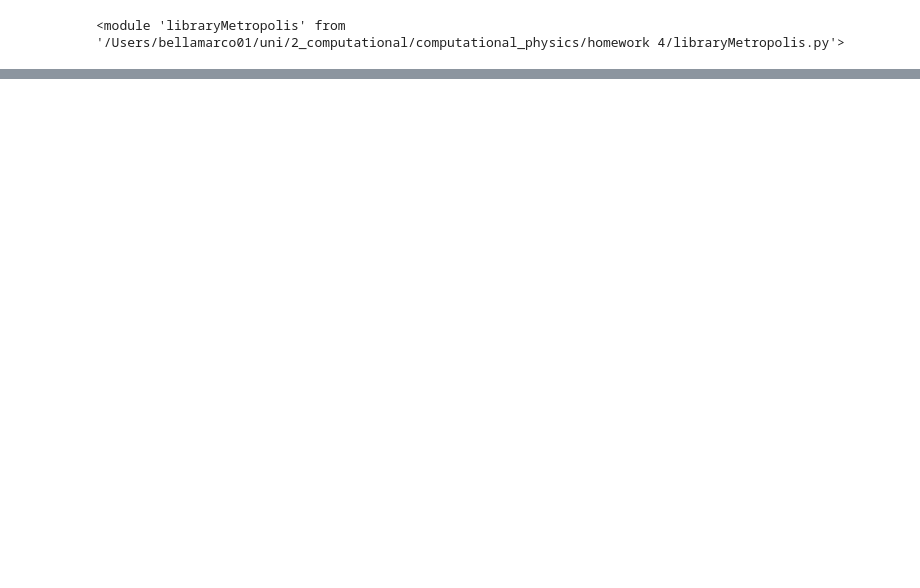
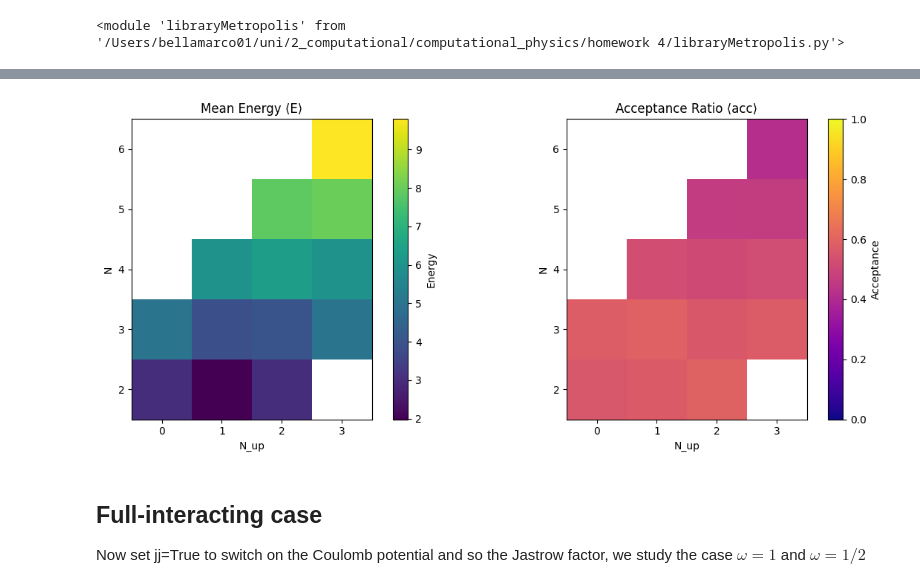
Before and after one commit to marcobeIIa/computational_physics, a Jupyter notebook: homework 4/Metroplois.ipynb, the cells around one changed output, grey strips where cells are left out. Drawn from its saved outputs; the diff is of its cells as text; code cells hidden in the pictures; blank space fills up the shorter version.

```diff
--- a/homework 4/Metroplois.ipynb
+++ b/homework 4/Metroplois.ipynb
@@ -52,3 +188,3 @@ h=0.0001
 # %%
 def f(r):
-    return total_wf(N, N_up, r, sigma, b_par, b_orth, use_chi=True, return_A=False)[0]
+    return total_wf(N, N_up, r, sigma, b_par, b_anti, use_chi=True, return_A=False)[0]
@@ -207,0 +441,50 @@ plt.legend(loc="lower right")
+# %%
+# Construct 2D arrays for plotting
+N_vals = range(2, 7)
+N_up_vals = range(0, 4)  # only up to 3
+
+energy_matrix = np.full((len(N_vals), len(N_up_vals)), np.nan)
+accept_matrix = np.full((len(N_vals), len(N_up_vals)), np.nan)
+
+for i, N in enumerate(N_vals):
+    for j, N_up in enumerate(N_up_vals):
+        if N_up > N or (N - N_up) > 3:
+            continue  # skip invalid configs
+        key = (N, N_up)
+        if key in energy:
+            energy_matrix[i, j] = np.mean(energy[key])
+        if key in accept:
+            accept_matrix[i, j] = np.mean(accept[key])
+
+fig, (ax1, ax2) = plt.subplots(1, 2, figsize=(12, 5))
+
+# Heatmap of Energy
+im1 = ax1.imshow(energy_matrix, cmap='viridis', origin='lower')
+ax1.set_xticks(range(len(N_up_vals)))
+ax1.set_xticklabels(N_up_vals)
+ax1.set_yticks(range(len(N_vals)))
+ax1.set_yticklabels(N_vals)
+ax1.set_xlabel('N_up')
+ax1.set_ylabel('N')
+ax1.set_title('Mean Energy ⟨E⟩')
+fig.colorbar(im1, ax=ax1, label='Energy')
+
+# Heatmap of Acceptance
+im2 = ax2.imshow(accept_matrix, cmap='plasma', origin='lower', vmin=0, vmax=1)
+ax2.set_xticks(range(len(N_up_vals)))
+ax2.set_xticklabels(N_up_vals)
+ax2.set_yticks(range(len(N_vals)))
+ax2.set_yticklabels(N_vals)
+ax2.set_xlabel('N_up')
+ax2.set_ylabel('N')
+ax2.set_title('Acceptance Ratio ⟨acc⟩')
+fig.colorbar(im2, ax=ax2, label='Acceptance')
+
+plt.tight_layout()
+plt.show()
+# %% [output]
+[figure, added]
+# %% [markdown]
+## Full-interacting case
+
+Now set jj=True to switch on the Coulomb potential and so the Jastrow factor, we study the case $\omega=1$ and $\omega=1/2$
```
Also changed, not shown: parts of 34 cells of this notebook, 4 other files.
